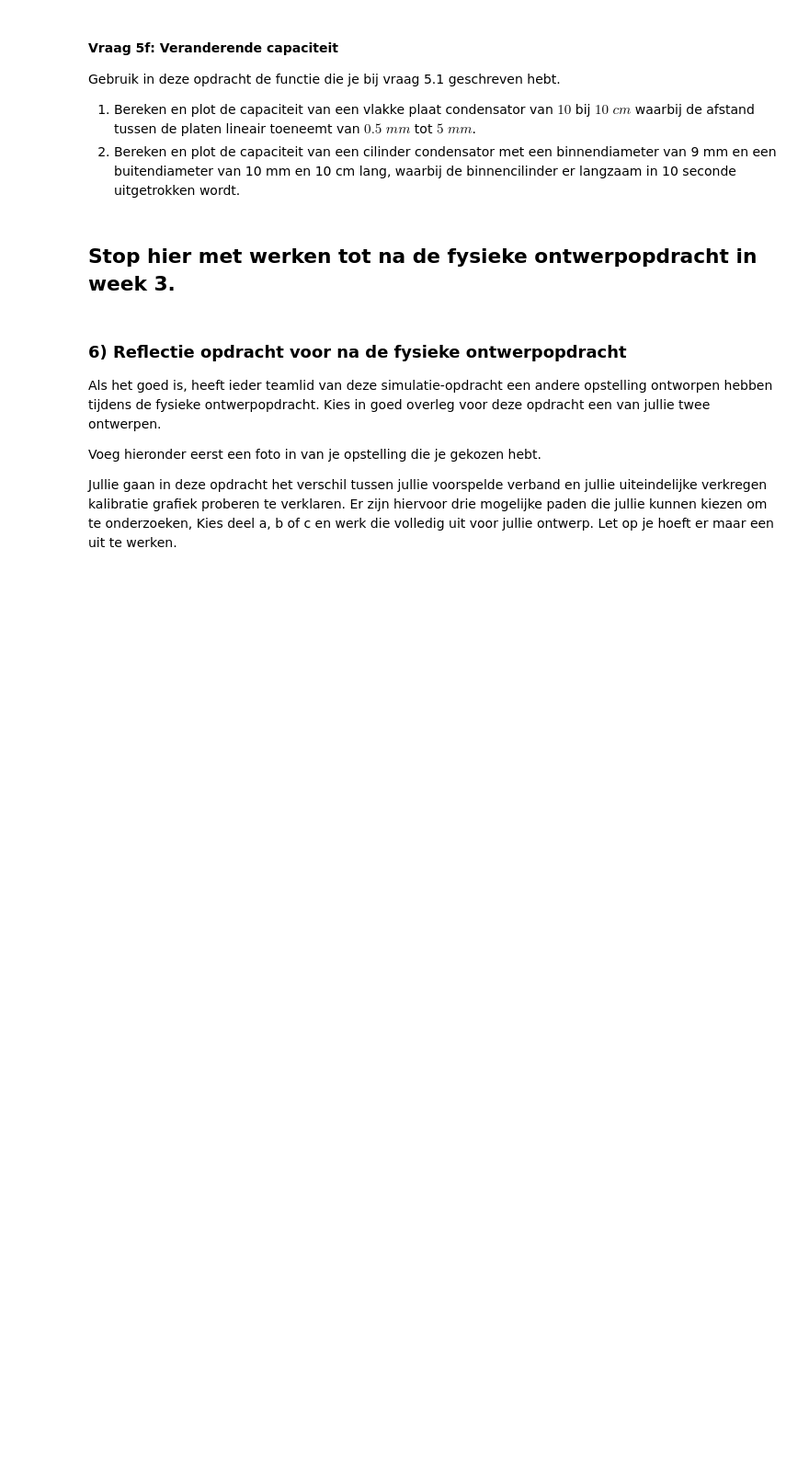
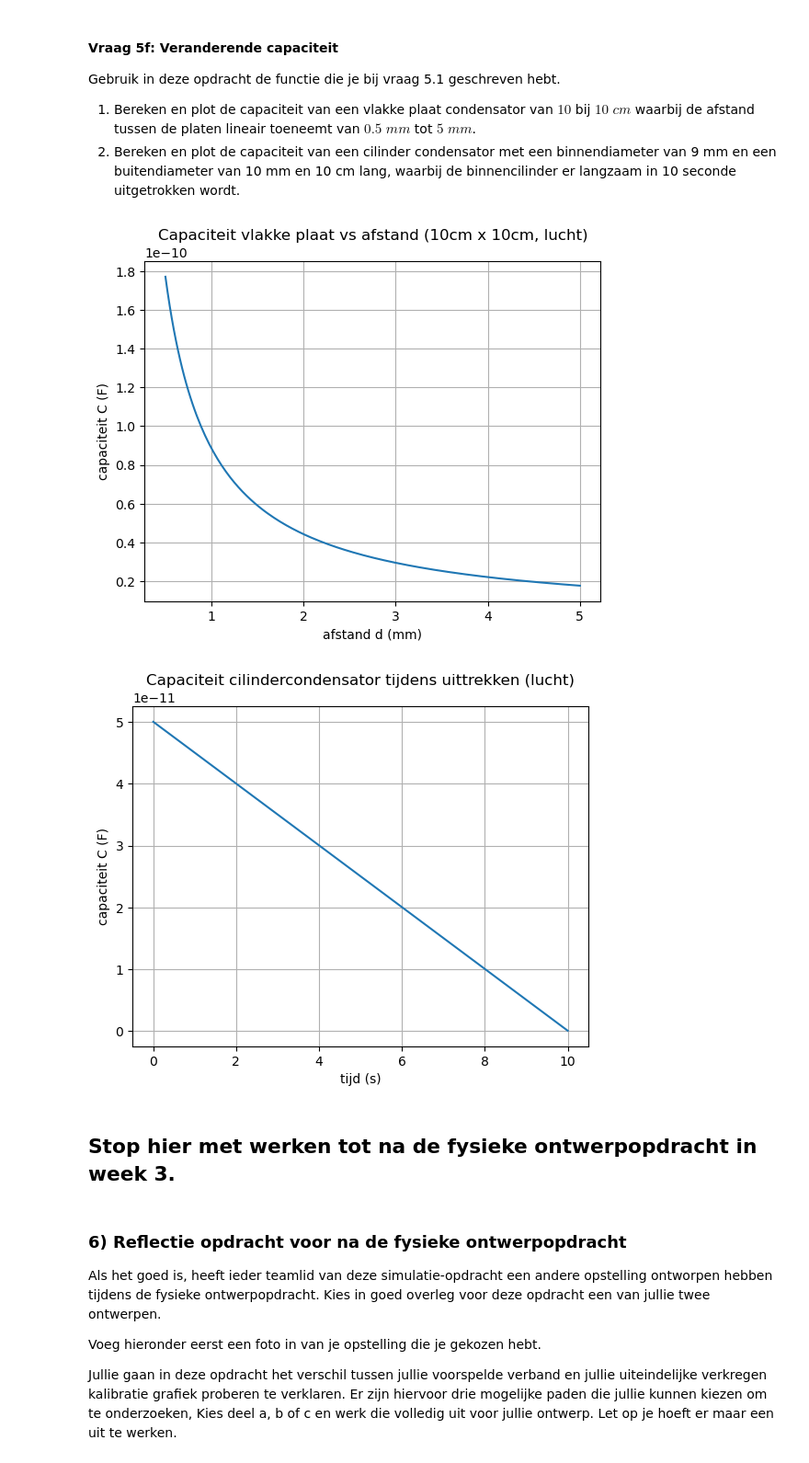
Before and after one commit to JensGroen/opdrachten-DEF-D, a Jupyter notebook: DigitaleOntwerpopdrachten/1CondensatorOpdracht/CondensatorOntwerpopdracht.ipynb, the cells around one changed output. Shown at 92% size. Cells and saved outputs as stored; diff of their text form; code cells hidden in the pictures; blank space fills up the shorter version.

```diff
--- a/DigitaleOntwerpopdrachten/1CondensatorOpdracht/CondensatorOntwerpopdracht.ipynb
+++ b/DigitaleOntwerpopdrachten/1CondensatorOpdracht/CondensatorOntwerpopdracht.ipynb
@@ -1164,8 +1163,80 @@ Gebruik in deze opdracht de functie die je bij vraag 5.1 geschreven hebt.
 2. Bereken en plot de capaciteit van een cilinder condensator met een binnendiameter van 9 mm en een buitendiameter van 10 mm en 10 cm lang, waarbij de binnencilinder er langzaam in 10 seconde uitgetrokken wordt.
 # %%
 ###
-###Jouw code hier###
+import numpy as np
+import matplotlib.pyplot as plt
+
+# --- functies uit 5a (als je ze al hebt, hoef je dit niet opnieuw te definiëren) ---
+def vlakkeplaat(A, d, eps_r=1.0):
+    eps0 = 8.85418782e-12
+    C = eps0 * eps_r * A / d
+    return C
+
+def cilinder(a, t, L, eps_r=1.0):
+    eps0 = 8.85418782e-12
+    C = 2 * np.pi * eps0 * eps_r * L * a / t
+    return C
+
+
+# =========================================================
+# 5f.1 Vlakke plaat: d lineair van 0.5 mm tot 5 mm
+# =========================================================
+A = 0.10 * 0.10          # 10 cm x 10 cm -> m^2
+d_start = 0.5e-3         # 0.5 mm -> m
+d_end = 5e-3             # 5 mm -> m
+
+N = 200
+d_values = np.linspace(d_start, d_end, N)
+
+C_values = []
+for d in d_values:
+    C_values.append(vlakkeplaat(A, d, eps_r=1.0))  # lucht
+
+plt.figure()
+plt.plot(d_values * 1e3, C_values)  # x-as in mm
+plt.xlabel("afstand d (mm)")
+plt.ylabel("capaciteit C (F)")
+plt.title("Capaciteit vlakke plaat vs afstand (10cm x 10cm, lucht)")
+plt.grid(True)
+plt.show()
+
+
+# =========================================================
+# 5f.2 Cilinder: binnencilinder wordt in 10 s uitgetrokken
+# Aanname: overlaplengte L neemt lineair af van 10 cm naar 0
+# =========================================================
+D_in = 9e-3              # m
+D_out = 10e-3            # m
+a = D_in / 2             # binnenstraal
+b = D_out / 2            # buitenstraal
+t_gap = b - a            # spleet (b-a)
+
+L0 = 0.10                # 10 cm begin overlap (m)
+T = 10.0                 # 10 s
+N = 200
+
+t_values = np.linspace(0, T, N)
+
+L_values = []
+for t in t_values:
+    # lineair: op t=0 is L=L0, op t=T is L=0
+    L_values.append(L0 * (1 - t / T))
+
+C_cyl_values = []
+for L in L_values:
+    C_cyl_values.append(cilinder(a, t_gap, L, eps_r=1.0))  # lucht
+
+plt.figure()
+plt.plot(t_values, C_cyl_values)
+plt.xlabel("tijd (s)")
+plt.ylabel("capaciteit C (F)")
+plt.title("Capaciteit cilindercondensator tijdens uittrekken (lucht)")
+plt.grid(True)
+plt.show()
 ###
+# %% [output]
+[figure, added]
+[figure, added]
 # %% [markdown]
 ## Stop hier met werken tot na de fysieke ontwerpopdracht in week 3.
 # %% [markdown]
```
Also changed, not shown: parts of 1 cell of this notebook.
